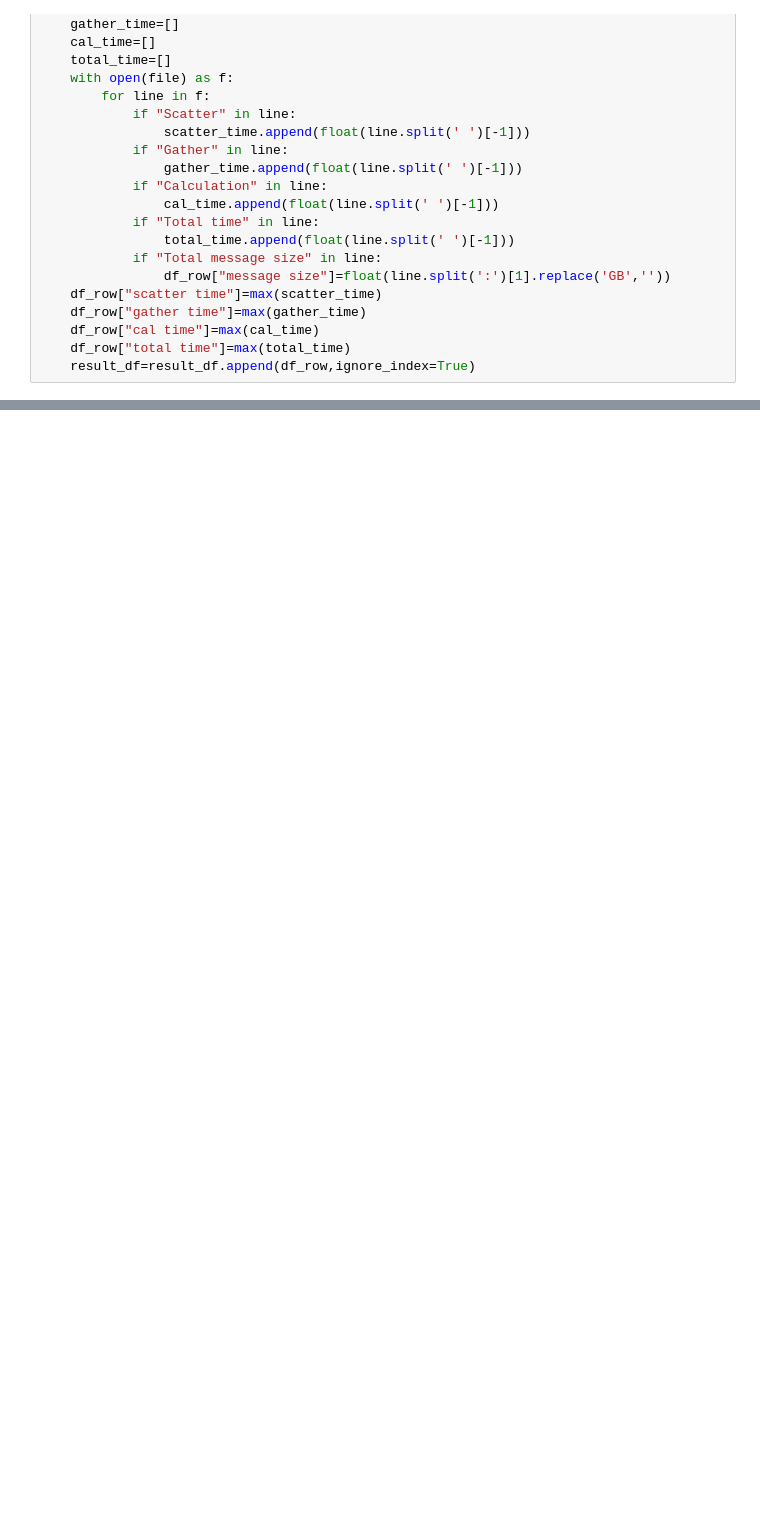
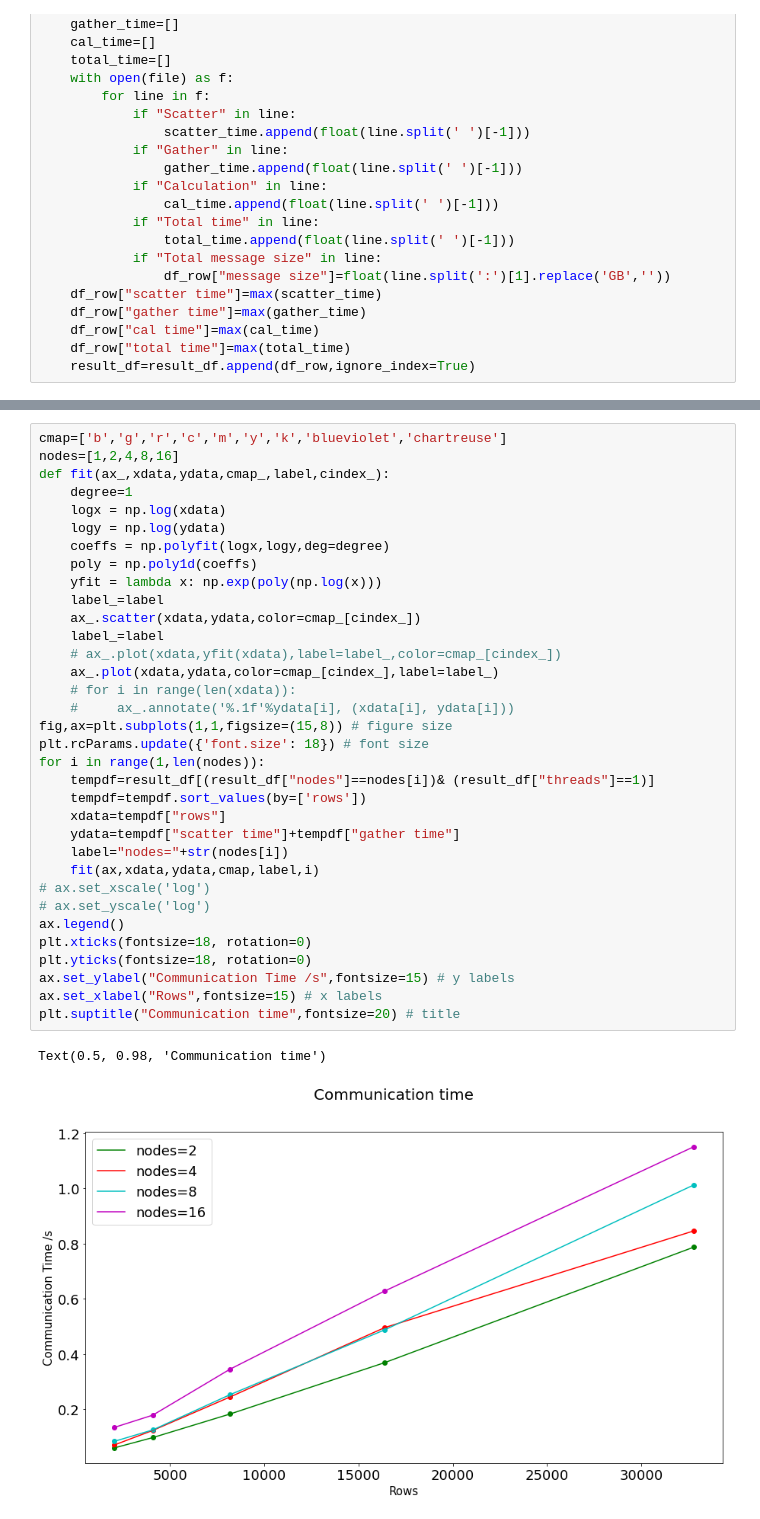
Before and after one commit to juexZZ/sparse-attention-c, a Jupyter notebook: result/result.ipynb, the cells around one changed output, grey strips where cells are left out. Saved outputs shown, nothing was run; the diff lists cells and outputs as text; blank space fills up the shorter version.

```diff
--- a/result/result.ipynb
+++ b/result/result.ipynb
@@ -101,0 +106,37 @@ Text(0.5, 0.98, 'Strong Scaling')
+# %%
+cmap=['b','g','r','c','m','y','k','blueviolet','chartreuse']
+nodes=[1,2,4,8,16]
+def fit(ax_,xdata,ydata,cmap_,label,cindex_):
+    degree=1
+    logx = np.log(xdata)
+    logy = np.log(ydata)
+    coeffs = np.polyfit(logx,logy,deg=degree)
+    poly = np.poly1d(coeffs)
+    yfit = lambda x: np.exp(poly(np.log(x)))
+    label_=label
+    ax_.scatter(xdata,ydata,color=cmap_[cindex_])
+    label_=label
+    # ax_.plot(xdata,yfit(xdata),label=label_,color=cmap_[cindex_])
+    ax_.plot(xdata,ydata,color=cmap_[cindex_],label=label_)
+    # for i in range(len(xdata)):
+    #     ax_.annotate('%.1f'%ydata[i], (xdata[i], ydata[i]))
+fig,ax=plt.subplots(1,1,figsize=(15,8)) # figure size
+plt.rcParams.update({'font.size': 18}) # font size
+for i in range(1,len(nodes)):
+    tempdf=result_df[(result_df["nodes"]==nodes[i])& (result_df["threads"]==1)]
+    tempdf=tempdf.sort_values(by=['rows'])
+    xdata=tempdf["rows"]
+    ydata=tempdf["scatter time"]+tempdf["gather time"]
+    label="nodes="+str(nodes[i])
+    fit(ax,xdata,ydata,cmap,label,i)
+# ax.set_xscale('log')
+# ax.set_yscale('log')
+ax.legend()
+plt.xticks(fontsize=18, rotation=0)
+plt.yticks(fontsize=18, rotation=0)
+ax.set_ylabel("Communication Time /s",fontsize=15) # y labels
+ax.set_xlabel("Rows",fontsize=15) # x labels
+plt.suptitle("Communication time",fontsize=20) # title
+# %% [output]
+Text(0.5, 0.98, 'Communication time')
+[figure, added]
```
Also changed, not shown: parts of 3 cells of this notebook, 2 other files.
